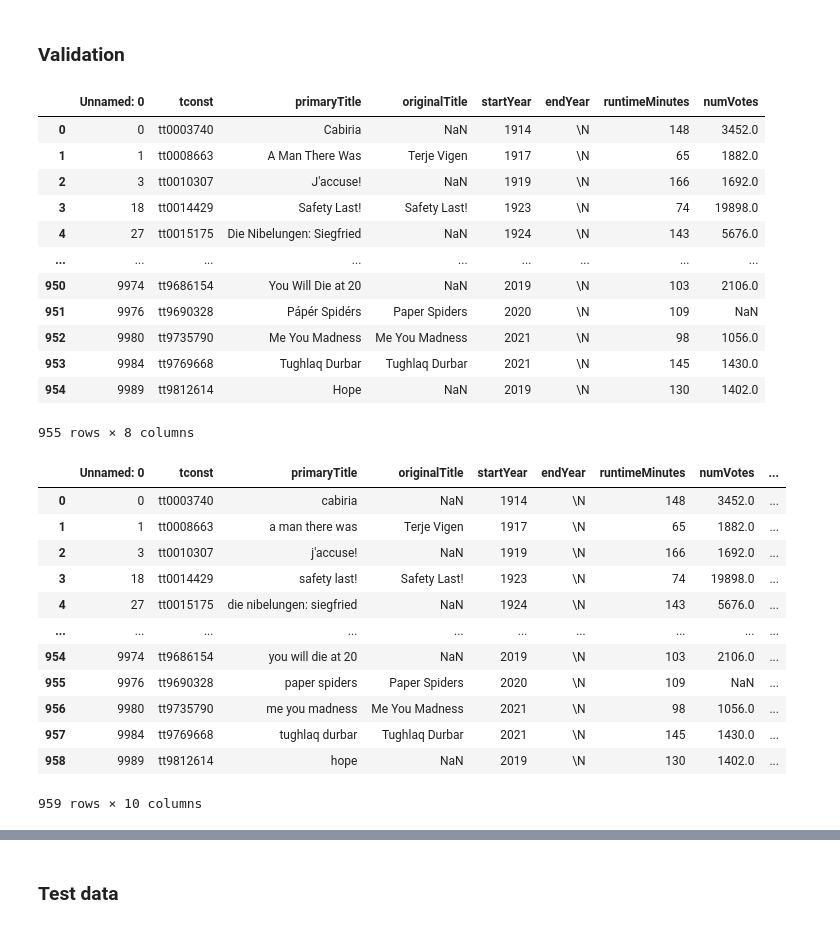
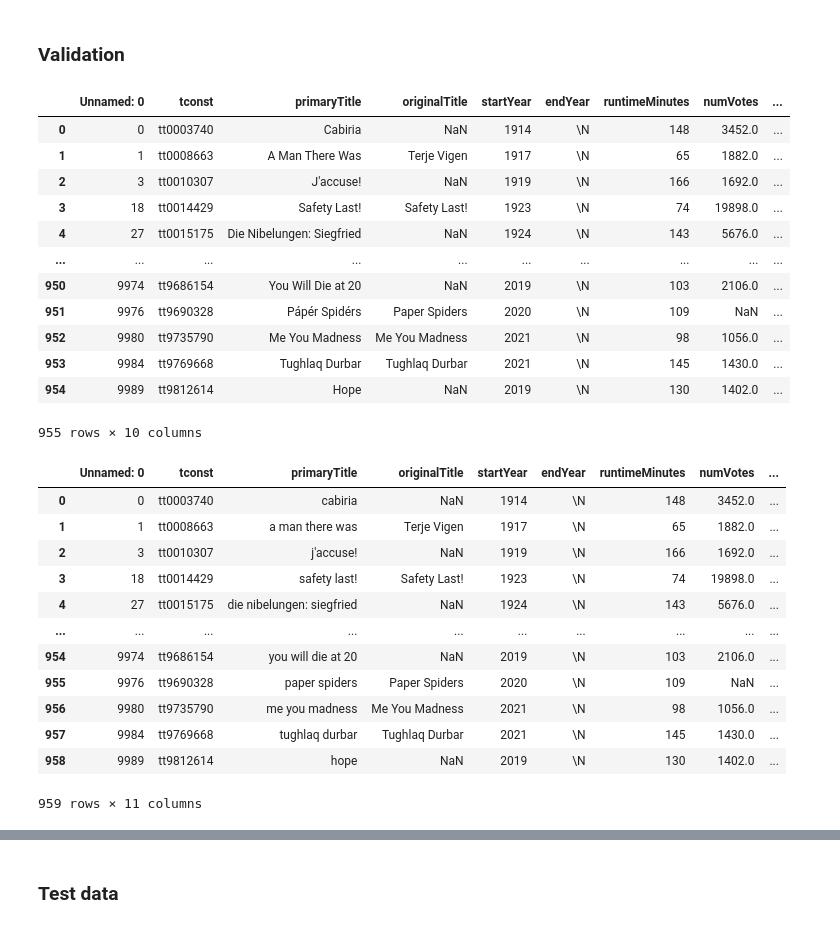
Before and after one commit to Matei9721/Big-Data-Project, a Jupyter notebook: notebooks/wikipedia.ipynb, the cells around one changed output, grey strips where cells are left out. Cells and saved outputs as stored; diff of their text form; code cells hidden in the pictures.

```diff
--- a/notebooks/wikipedia.ipynb
+++ b/notebooks/wikipedia.ipynb
@@ -70,22 +85,22 @@ pd.merge(train, wiki[["primaryTitle", "Genre", "startYear", "Plot"]],on=["primar
 # %% [markdown]
 ### Validation
 # %%
-validation = pd.read_csv("../datasets/imdb/validation_hidden.csv", sep=',')
+validation = pd.read_csv("../datasets/gpt_data/validation_plots_awards.csv", sep=',')
 validation
 # %% [output]
-|  | Unnamed: 0 | tconst | primaryTitle | originalTitle | startYear | endYear | runtimeMinutes | numVotes |
-| 0 | 0 | tt0003740 | Cabiria | NaN | 1914 | \N | 148 | 3452.0 |
-| 1 | 1 | tt0008663 | A Man There Was | Terje Vigen | 1917 | \N | 65 | 1882.0 |
-| 2 | 3 | tt0010307 | J'accuse! | NaN | 1919 | \N | 166 | 1692.0 |
-| 3 | 18 | tt0014429 | Safety Last! | Safety Last! | 1923 | \N | 74 | 19898.0 |
-| 4 | 27 | tt0015175 | Die Nibelungen: Siegfried | NaN | 1924 | \N | 143 | 5676.0 |
-| ... | ... | ... | ... | ... | ... | ... | ... | ... |
-| 950 | 9974 | tt9686154 | You Will Die at 20 | NaN | 2019 | \N | 103 | 2106.0 |
-| 951 | 9976 | tt9690328 | Pápér Spidérs | Paper Spiders | 2020 | \N | 109 | NaN |
-| 952 | 9980 | tt9735790 | Me You Madness | Me You Madness | 2021 | \N | 98 | 1056.0 |
-| 953 | 9984 | tt9769668 | Tughlaq Durbar | Tughlaq Durbar | 2021 | \N | 145 | 1430.0 |
-| 954 | 9989 | tt9812614 | Hope | NaN | 2019 | \N | 130 | 1402.0 |
+|  | Unnamed: 0 | tconst | primaryTitle | originalTitle | startYear | endYear | runtimeMinutes | numVotes | ... |
+| 0 | 0 | tt0003740 | Cabiria | NaN | 1914 | \N | 148 | 3452.0 | ... |
+| 1 | 1 | tt0008663 | A Man There Was | Terje Vigen | 1917 | \N | 65 | 1882.0 | ... |
+| 2 | 3 | tt0010307 | J'accuse! | NaN | 1919 | \N | 166 | 1692.0 | ... |
+| 3 | 18 | tt0014429 | Safety Last! | Safety Last! | 1923 | \N | 74 | 19898.0 | ... |
+| 4 | 27 | tt0015175 | Die Nibelungen: Siegfried | NaN | 1924 | \N | 143 | 5676.0 | ... |
+| ... | ... | ... | ... | ... | ... | ... | ... | ... | ... |
+| 950 | 9974 | tt9686154 | You Will Die at 20 | NaN | 2019 | \N | 103 | 2106.0 | ... |
+| 951 | 9976 | tt9690328 | Pápér Spidérs | Paper Spiders | 2020 | \N | 109 | NaN | ... |
+| 952 | 9980 | tt9735790 | Me You Madness | Me You Madness | 2021 | \N | 98 | 1056.0 | ... |
+| 953 | 9984 | tt9769668 | Tughlaq Durbar | Tughlaq Durbar | 2021 | \N | 145 | 1430.0 | ... |
+| 954 | 9989 | tt9812614 | Hope | NaN | 2019 | \N | 130 | 1402.0 | ... |
-955 rows × 8 columns
+955 rows × 10 columns
 # %%
 validation["startYear"].replace(r"\N", None, inplace=True)
 validation["startYear"].fillna(validation['endYear'], inplace=True)
@@ -94,7 +109,7 @@ validation["startYear"] = validation["startYear"].astype(int)
 validation["primaryTitle"] = validation["primaryTitle"].str.lower()
 validation['primaryTitle'] = validation['primaryTitle'].apply(unidecode)
 # %%
-pd.merge(validation, wiki[["primaryTitle", "Genre", "startYear", "Plot"]],on=["primaryTitle", "startYear"], how="left")
+pd.merge(validation, wiki[["primaryTitle", "Genre", "startYear"]],on=["primaryTitle", "startYear"], how="left")
 # %% [output]
 |  | Unnamed: 0 | tconst | primaryTitle | originalTitle | startYear | endYear | runtimeMinutes | numVotes | ... |
 | 0 | 0 | tt0003740 | cabiria | NaN | 1914 | \N | 148 | 3452.0 | ... |
@@ -108,4 +123,4 @@ pd.merge(validation, wiki[["primaryTitle", "Genre", "startYear", "Plot"]],on=["p
 | 956 | 9980 | tt9735790 | me you madness | Me You Madness | 2021 | \N | 98 | 1056.0 | ... |
 | 957 | 9984 | tt9769668 | tughlaq durbar | Tughlaq Durbar | 2021 | \N | 145 | 1430.0 | ... |
 | 958 | 9989 | tt9812614 | hope | NaN | 2019 | \N | 130 | 1402.0 | ... |
-959 rows × 10 columns
+959 rows × 11 columns
```
Also changed, not shown: parts of 12 cells of this notebook, 6 other files.
